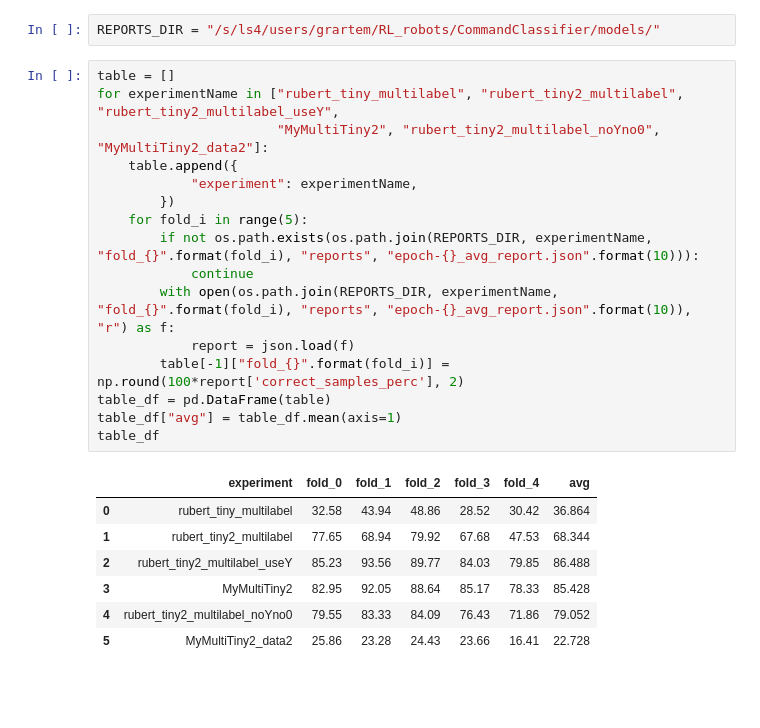
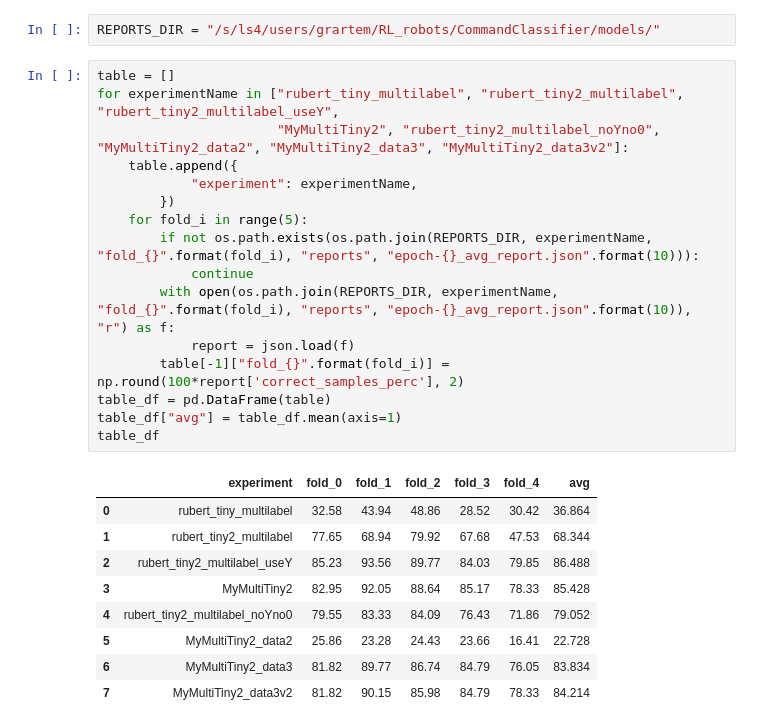
Before and after one commit to gilmoright/CommandClassifier, a Jupyter notebook: Notebooks/Reports/Compare_percend_of_right_example.ipynb, the cells around one changed output. Cells and saved outputs as stored; diff of their text form; blank space fills up the shorter version.

```diff
--- a/Notebooks/Reports/Compare_percend_of_right_example.ipynb
+++ b/Notebooks/Reports/Compare_percend_of_right_example.ipynb
@@ -10,27 +10,29 @@ REPORTS_DIR = "/s/ls4/users/grartem/RL_robots/CommandClassifier/models/"
 # %%
 table = []
 for experimentName in ["rubert_tiny_multilabel", "rubert_tiny2_multilabel", "rubert_tiny2_multilabel_useY",
-                       "MyMultiTiny2", "rubert_tiny2_multilabel_noYno0", "MyMultiTiny2_data2"]:
+                       "MyMultiTiny2", "rubert_tiny2_multilabel_noYno0", "MyMultiTiny2_data2", "MyMultiTiny2_data3", "MyMultiTiny2_data3v2"]:
     table.append({
             "experiment": experimentName,
         })
     for fold_i in range(5):
         if not os.path.exists(os.path.join(REPORTS_DIR, experimentName, "fold_{}".format(fold_i), "reports", "epoch-{}_avg_report.json".format(10))):
             continue
         with open(os.path.join(REPORTS_DIR, experimentName, "fold_{}".format(fold_i), "reports", "epoch-{}_avg_report.json".format(10)), "r") as f:
             report = json.load(f)
         table[-1]["fold_{}".format(fold_i)] = np.round(100*report['correct_samples_perc'], 2)
 table_df = pd.DataFrame(table)
 table_df["avg"] = table_df.mean(axis=1)
 table_df
 # %% [output]
 |  | experiment | fold_0 | fold_1 | fold_2 | fold_3 | fold_4 | avg |
 | 0 | rubert_tiny_multilabel | 32.58 | 43.94 | 48.86 | 28.52 | 30.42 | 36.864 |
 | 1 | rubert_tiny2_multilabel | 77.65 | 68.94 | 79.92 | 67.68 | 47.53 | 68.344 |
 | 2 | rubert_tiny2_multilabel_useY | 85.23 | 93.56 | 89.77 | 84.03 | 79.85 | 86.488 |
 | 3 | MyMultiTiny2 | 82.95 | 92.05 | 88.64 | 85.17 | 78.33 | 85.428 |
 | 4 | rubert_tiny2_multilabel_noYno0 | 79.55 | 83.33 | 84.09 | 76.43 | 71.86 | 79.052 |
 | 5 | MyMultiTiny2_data2 | 25.86 | 23.28 | 24.43 | 23.66 | 16.41 | 22.728 |
+| 6 | MyMultiTiny2_data3 | 81.82 | 89.77 | 86.74 | 84.79 | 76.05 | 83.834 |
+| 7 | MyMultiTiny2_data3v2 | 81.82 | 90.15 | 85.98 | 84.79 | 78.33 | 84.214 |
 # %%
 # Если не смотреть на У при подсчёте правильно предсказанных кортежей лейблов
 for experimentName in ["rubert_tiny2_multilabel"]:
```
Also changed, not shown: parts of 3 cells of this notebook, 8 other files.
